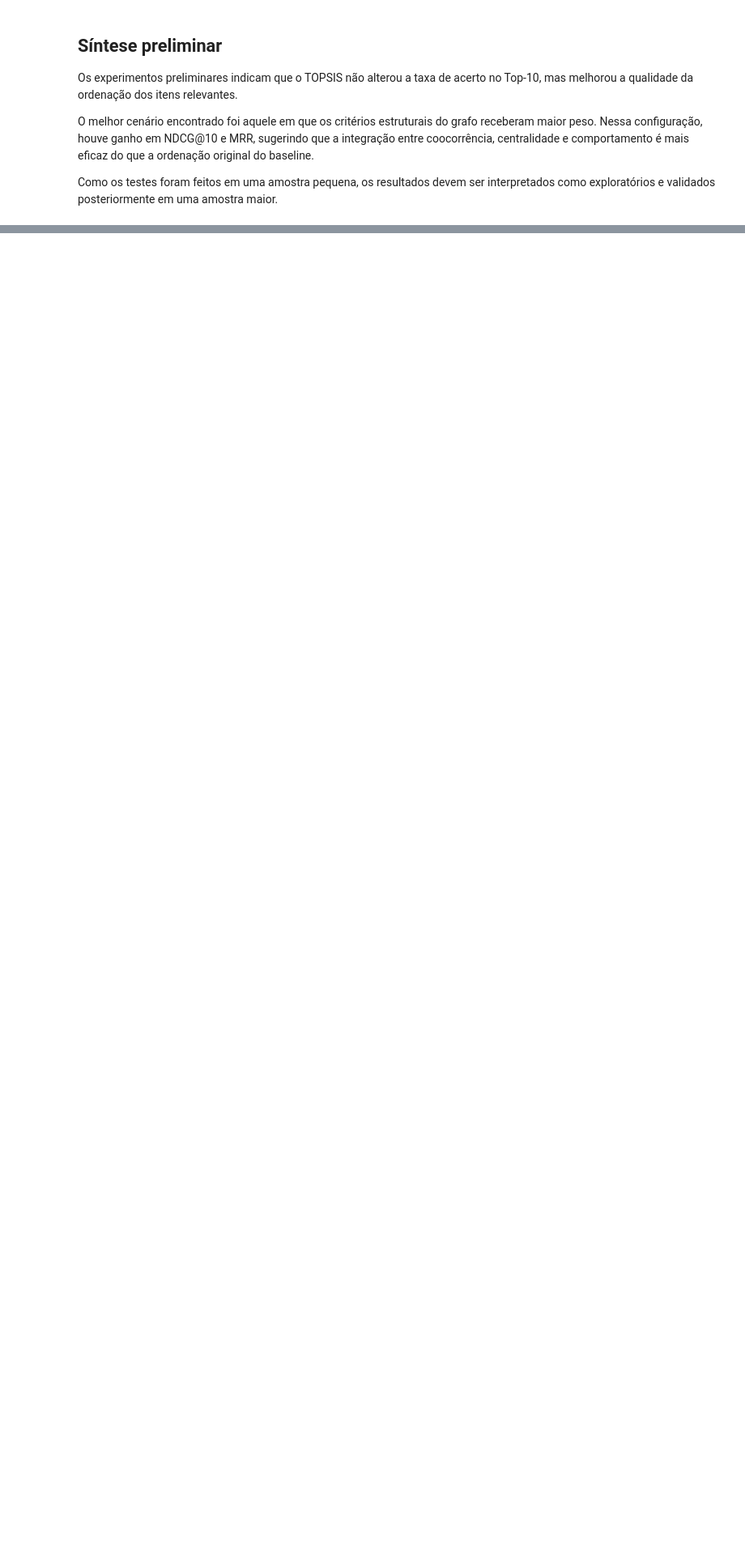
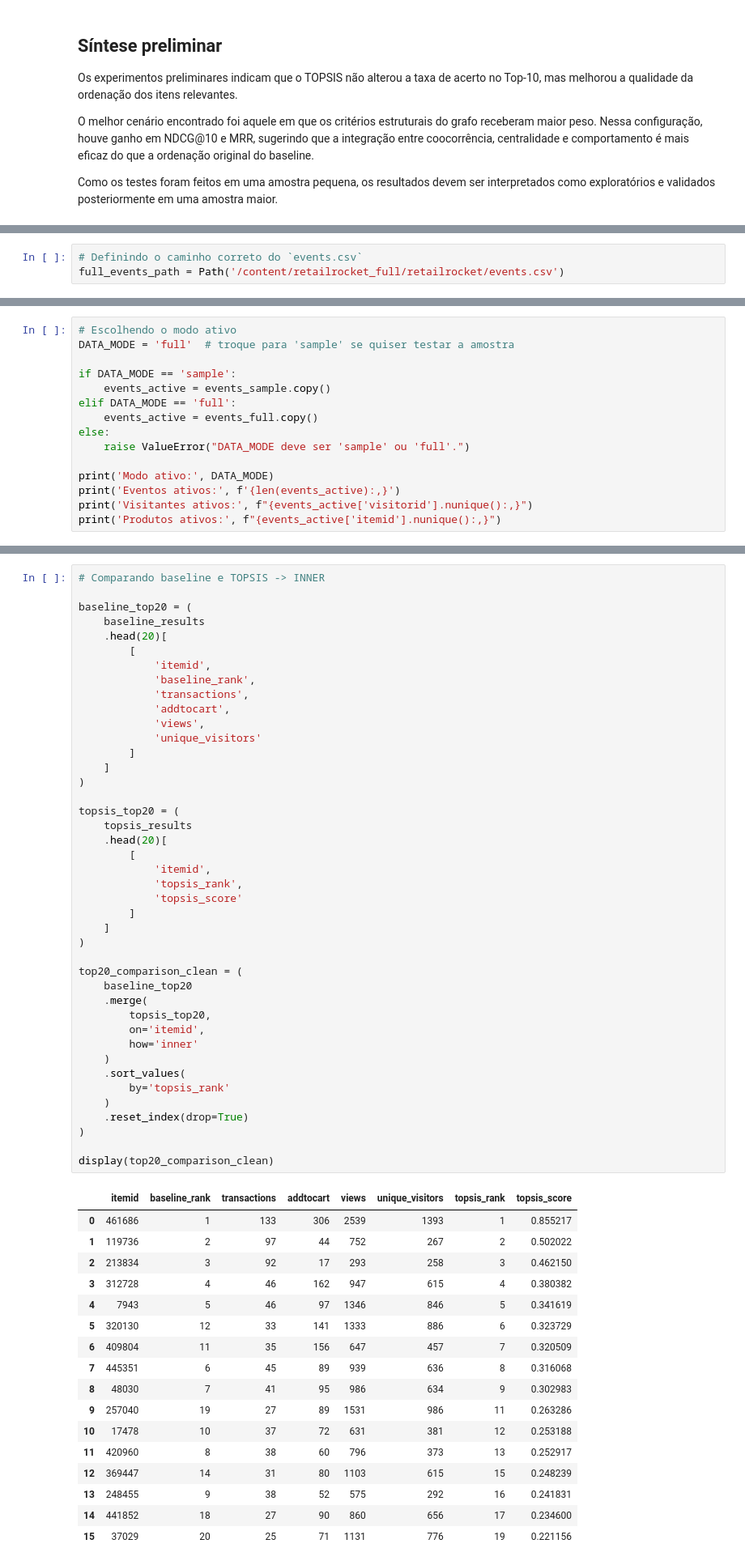
Before and after one commit to sandydiamantino/retailrocket-topsis, a Jupyter notebook: retailrocket_topsis.ipynb, the cells around one changed output, grey strips where cells are left out. Shown at 81% size. Drawn from its saved outputs; the diff is of its cells as text; blank space fills up the shorter version.

Commit message:
Adding baseline and TOPSIS comparison

```diff
--- a/retailrocket_topsis.ipynb
+++ b/retailrocket_topsis.ipynb
@@ -3829,0 +3928,3 @@ exploratórios e validados posteriormente em uma amostra maior.
+# %%
+# Definindo o caminho correto do `events.csv`
+full_events_path = Path('/content/retailrocket_full/retailrocket/events.csv')
@@ -3829,0 +3982,15 @@ exploratórios e validados posteriormente em uma amostra maior.
+# %%
+# Escolhendo o modo ativo
+DATA_MODE = 'full'  # troque para 'sample' se quiser testar a amostra
+
+if DATA_MODE == 'sample':
+    events_active = events_sample.copy()
+elif DATA_MODE == 'full':
+    events_active = events_full.copy()
+else:
+    raise ValueError("DATA_MODE deve ser 'sample' ou 'full'.")
+
+print('Modo ativo:', DATA_MODE)
+print('Eventos ativos:', f'{len(events_active):,}')
+print('Visitantes ativos:', f"{events_active['visitorid'].nunique():,}")
+print('Produtos ativos:', f"{events_active['itemid'].nunique():,}")
@@ -3829,0 +4354,60 @@ exploratórios e validados posteriormente em uma amostra maior.
+# %%
+# Comparando baseline e TOPSIS -> INNER
+
+baseline_top20 = (
+    baseline_results
+    .head(20)[
+        [
+            'itemid',
+            'baseline_rank',
+            'transactions',
+            'addtocart',
+            'views',
+            'unique_visitors'
+        ]
+    ]
+)
+
+topsis_top20 = (
+    topsis_results
+    .head(20)[
+        [
+            'itemid',
+            'topsis_rank',
+            'topsis_score'
+        ]
+    ]
+)
+
+top20_comparison_clean = (
+    baseline_top20
+    .merge(
+        topsis_top20,
+        on='itemid',
+        how='inner'
+    )
+    .sort_values(
+        by='topsis_rank'
+    )
+    .reset_index(drop=True)
+)
+
+display(top20_comparison_clean)
+# %% [output]
+|  | itemid | baseline_rank | transactions | addtocart | views | unique_visitors | topsis_rank | topsis_score |
+| 0 | 461686 | 1 | 133 | 306 | 2539 | 1393 | 1 | 0.855217 |
+| 1 | 119736 | 2 | 97 | 44 | 752 | 267 | 2 | 0.502022 |
+| 2 | 213834 | 3 | 92 | 17 | 293 | 258 | 3 | 0.462150 |
+| 3 | 312728 | 4 | 46 | 162 | 947 | 615 | 4 | 0.380382 |
+| 4 | 7943 | 5 | 46 | 97 | 1346 | 846 | 5 | 0.341619 |
+| 5 | 320130 | 12 | 33 | 141 | 1333 | 886 | 6 | 0.323729 |
+| 6 | 409804 | 11 | 35 | 156 | 647 | 457 | 7 | 0.320509 |
+| 7 | 445351 | 6 | 45 | 89 | 939 | 636 | 8 | 0.316068 |
+| 8 | 48030 | 7 | 41 | 95 | 986 | 634 | 9 | 0.302983 |
+| 9 | 257040 | 19 | 27 | 89 | 1531 | 986 | 11 | 0.263286 |
+| 10 | 17478 | 10 | 37 | 72 | 631 | 381 | 12 | 0.253188 |
+| 11 | 420960 | 8 | 38 | 60 | 796 | 373 | 13 | 0.252917 |
+| 12 | 369447 | 14 | 31 | 80 | 1103 | 615 | 15 | 0.248239 |
+| 13 | 248455 | 9 | 38 | 52 | 575 | 292 | 16 | 0.241831 |
+| 14 | 441852 | 18 | 27 | 90 | 860 | 656 | 17 | 0.234600 |
+| 15 | 37029 | 20 | 25 | 71 | 1131 | 776 | 19 | 0.221156 |
```
Also changed, not shown: parts of 35 cells of this notebook.
